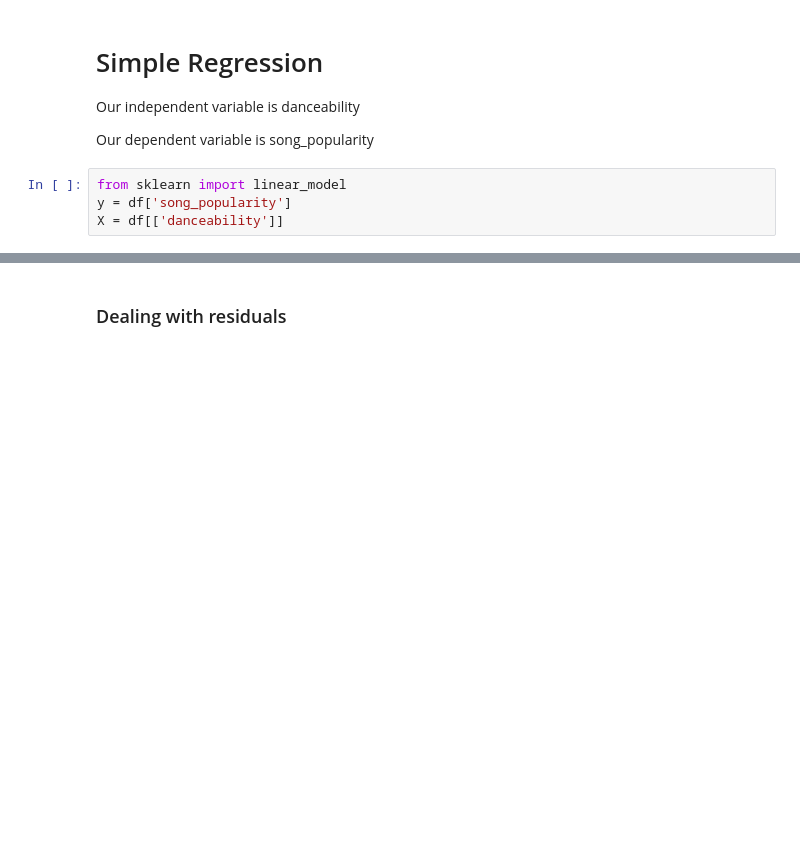
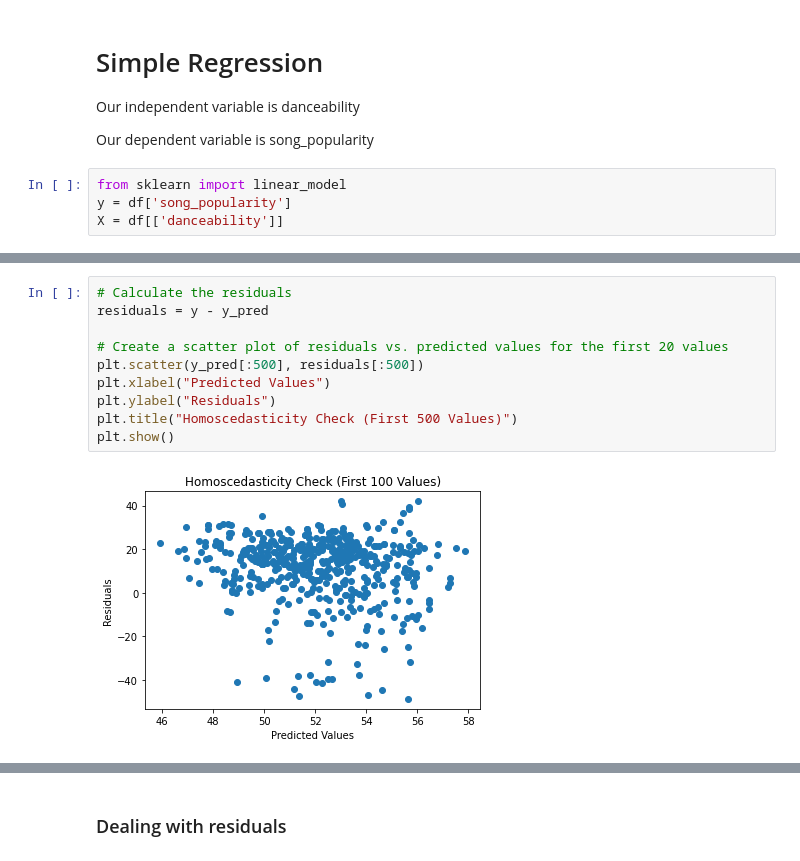
Before and after one commit to Viperxyzzz/Statistical-Learning-Models, a Jupyter notebook: proj1/regression.ipynb, the cells around one changed output, grey strips where cells are left out. Saved outputs shown, nothing was run; the diff lists cells and outputs as text; blank space fills up the shorter version.

```diff
--- a/proj1/regression.ipynb
+++ b/proj1/regression.ipynb
@@ -41,0 +47,12 @@ Slope: 14.576980359850884
+# %%
+# Calculate the residuals
+residuals = y - y_pred
+
+# Create a scatter plot of residuals vs. predicted values for the first 20 values
+plt.scatter(y_pred[:500], residuals[:500])
+plt.xlabel("Predicted Values")
+plt.ylabel("Residuals")
+plt.title("Homoscedasticity Check (First 500 Values)")
+plt.show()
+# %% [output]
+[figure, added]
```
Also changed, not shown: parts of 20 cells of this notebook.
